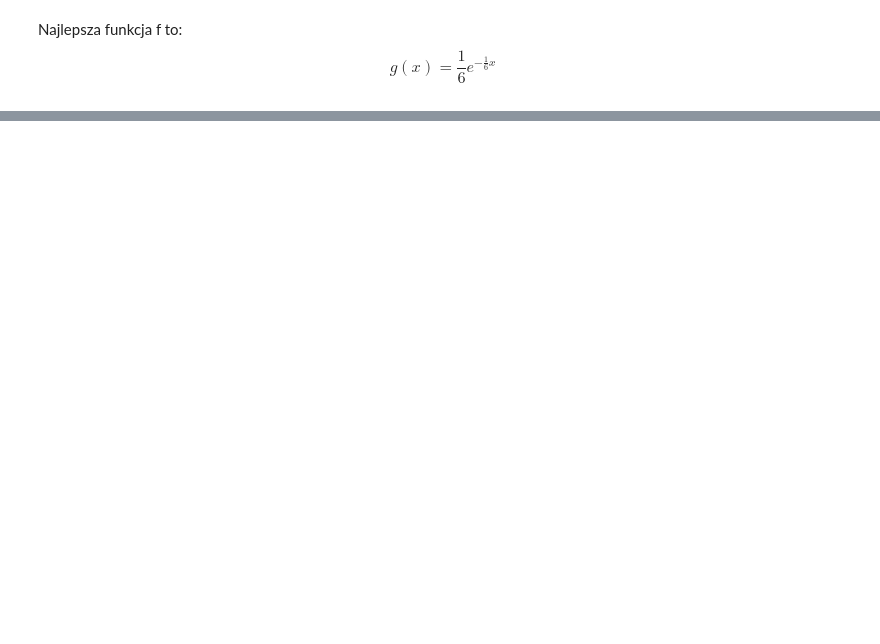
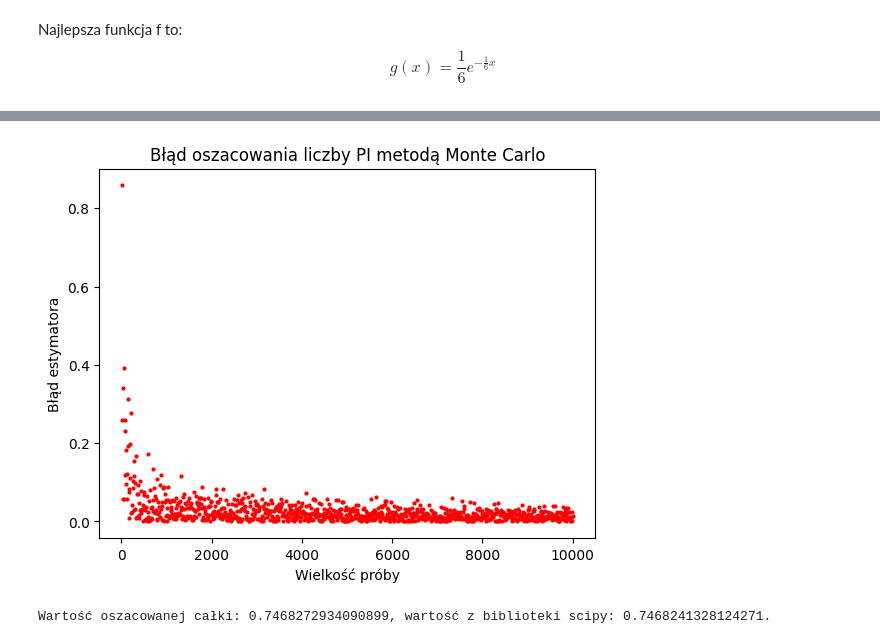
Before and after one commit to KacperPietryka/Symulacje-komputerowe, a Jupyter notebook: lista3.ipynb, the cells around one changed output, grey strips where cells are left out. Drawn from its saved outputs; the diff is of its cells as text; code cells hidden in the pictures; blank space fills up the shorter version.

```diff
--- a/lista3.ipynb
+++ b/lista3.ipynb
@@ -160,0 +436,38 @@ Wariancja wynosi: 0.2247216339704161, wartość średnia: -0.009063090724065257
+# %%
+def pi(N):
+    U1 = np.random.uniform(low=-1, high=1, size=N)
+    U2 = np.random.uniform(low=-1, high=1, size=N)
+    R2 = U1**2 + U2**2
+    accepted = np.sum(R2 <= 1)
+    return 4 * accepted / N
+
+def exp_x2(x):
+    return np.exp(-x**2)
+
+def integral(bound_a=0, bound_b=1, dx=1e-3):
+    x = np.arange(bound_a, bound_b, dx)
+    s = np.sum(exp_x2(x)) * dx
+    return s
+# %%
+set_N = np.linspace(10, 10000, 1000)
+Y = []
+
+PI = np.pi
+
+for n in set_N:
+    s = 0
+    s += pi(int(n))
+    Y.append(abs(PI - s))
+
+plt.plot(set_N, Y, 'ro', markersize=2)
+plt.title('Błąd oszacowania liczby PI metodą Monte Carlo')
+plt.xlabel('Wielkość próby')
+plt.ylabel('Błąd estymatora')
+plt.show()
+
+integral_ex2 = integral(dx=1e-5)
+integral_scipy = sc.integrate.quad(func=exp_x2, a=0, b=1)
+print(f'Wartość oszacowanej całki: {integral_ex2}, wartość z biblioteki scipy: {integral_scipy[0]}.')
+# %% [output]
+[figure, added]
+Wartość oszacowanej całki: 0.7468272934090899, wartość z biblioteki scipy: 0.7468241328124271.
```
Also changed, not shown: parts of 22 cells of this notebook.
